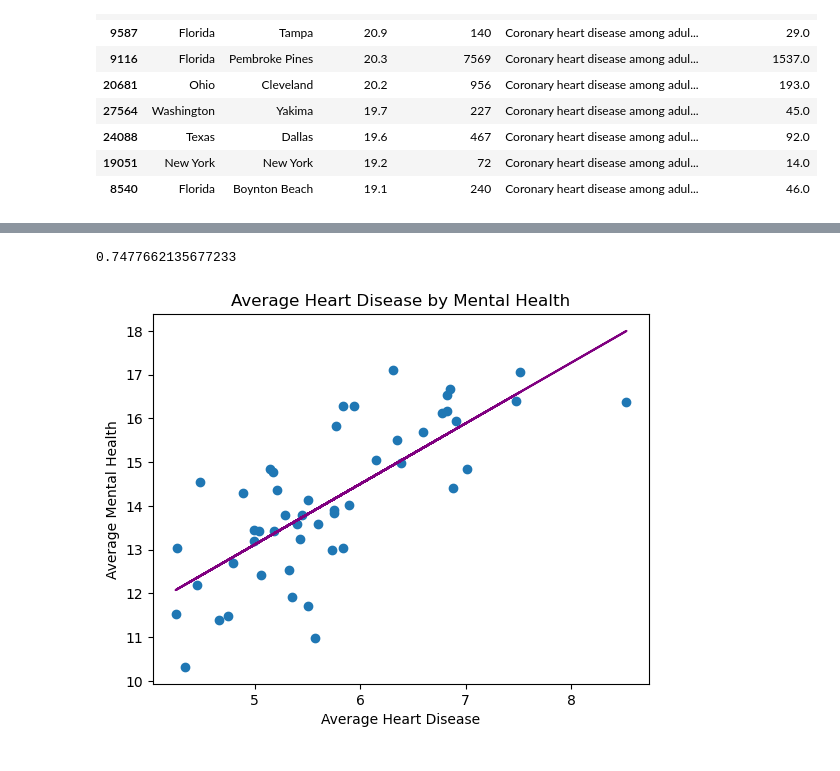
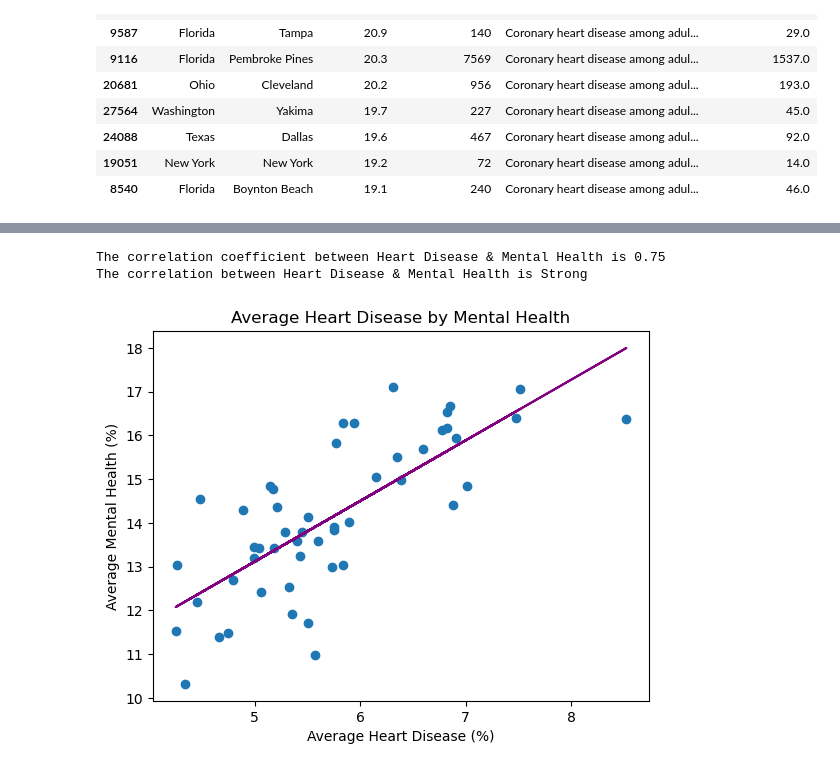
Before and after one commit to divya-jindal/project-1, a Jupyter notebook: MentalHealth_HeartDisease.ipynb, the cells around one changed output, grey strips where cells are left out. Cells and saved outputs as stored; diff of their text form; code cells hidden in the pictures.

```diff
--- a/MentalHealth_HeartDisease.ipynb
+++ b/MentalHealth_HeartDisease.ipynb
@@ -319,12 +336,22 @@ plt.show()
 # %%
+# scatter plot of heart disease vs mental health
 plt.scatter(heartdisease_bar, mentalhealth_bar)
+# find p values
 p_slope, p_int, p_r, p_p, p_std_err = stats.linregress(heartdisease_bar, mentalhealth_bar)
 p_fit = p_slope*heartdisease_bar+p_int
+
+#plot slope line & label x,y and title
 plt.plot(heartdisease_bar, p_fit, color = "purple")
 plt.xlabel('Average Heart Disease (%)')
 plt.ylabel('Average Mental Health (%)')
 plt.title("Average Heart Disease by Mental Health")
-p_r
+
+#print analysis
+print(f'The correlation coefficient between Heart Disease & Mental Health is {round(p_r,2)}')
+print(f'The correlation between Heart Disease & Mental Health is Strong')
+
+plt.show()
 # %% [output]
-0.7477662135677233
+The correlation coefficient between Heart Disease & Mental Health is 0.75
+The correlation between Heart Disease & Mental Health is Strong
-[figure, old version]
+[figure, new version]
```
Also changed, not shown: parts of 9 cells of this notebook.
